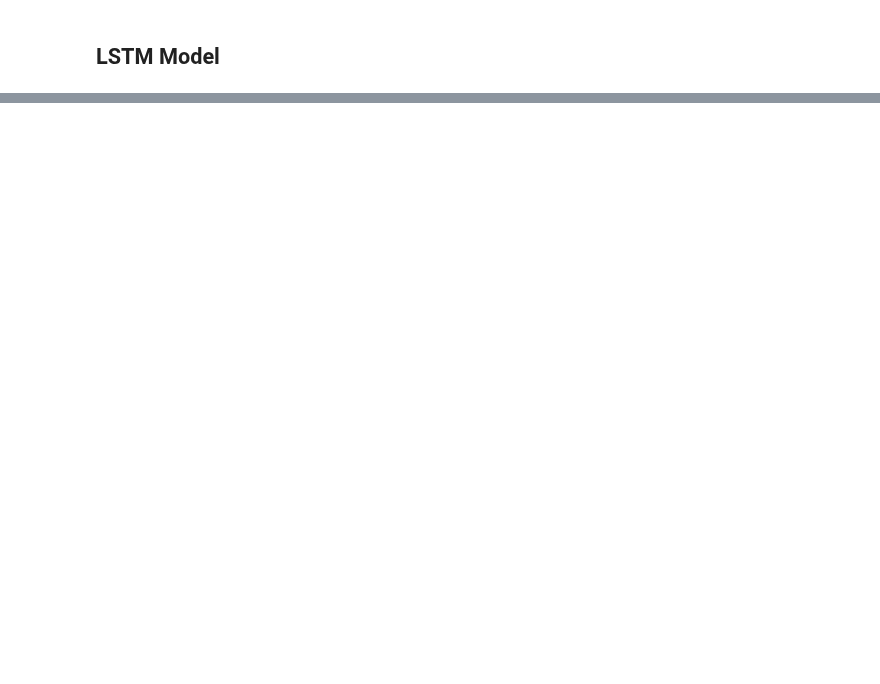
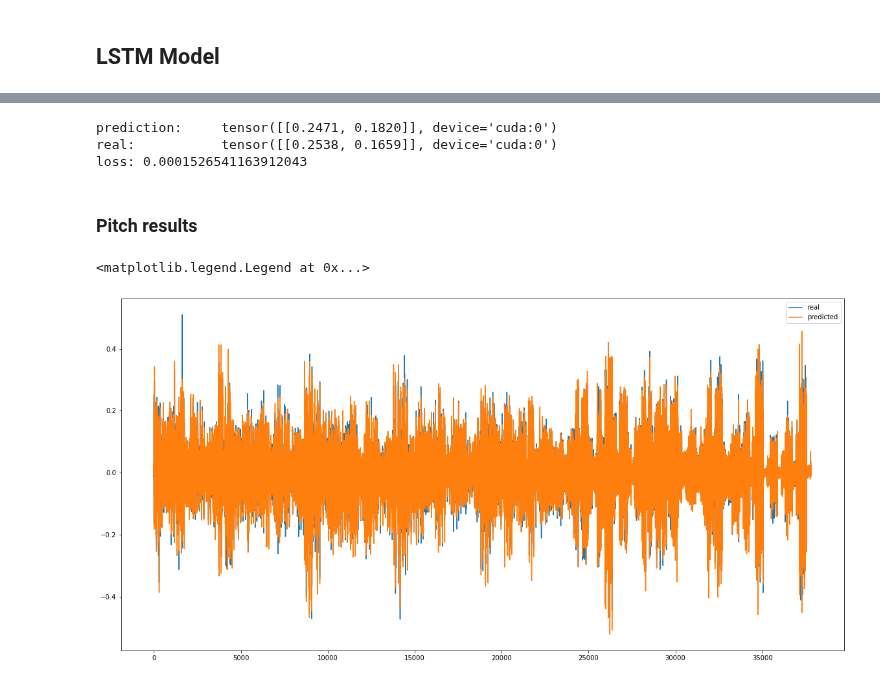
Before and after one commit to lancedw/3D-state-prediction-for-surface-vessels-using-IMU-data-and-images, a Jupyter notebook: code/notebooks/pr_predictor.ipynb, the cells around one changed output, grey strips where cells are left out. Cells and saved outputs as stored; diff of their text form; code cells hidden in the pictures; blank space fills up the shorter version.

```diff
--- a/code/notebooks/pr_predictor.ipynb
+++ b/code/notebooks/pr_predictor.ipynb
@@ -543,2 +348,0 @@ IPU available: False, using: 0 IPUs
-# %%
-trainer.fit(model, data_module)
@@ -681,0 +499,52 @@ class LSTM_PR(nn.Module):
+# %%
+with torch.no_grad():
+    y_pred = loaded_model(x_test)
+    loss = criterion(y_pred, y_test)
+    print(f'prediction:\t{y_pred}\nreal:\t\t{y_test}')
+    print("loss:", loss.item())
+# %% [output]
+prediction:     tensor([[0.2471, 0.1820]], device='cuda:0')
+real:           tensor([[0.2538, 0.1659]], device='cuda:0')
+loss: 0.0001526541163912043
+# %%
+predictions = []
+labels = []
+
+with torch.no_grad():
+    for batch in tqdm(data_module.test_dataloader()):
+        x_test = batch["sequence"]
+        y_test = batch["labels"]
+
+        if CUDA:
+            x_test = x_test.cuda()
+            y_test = y_test.cuda()
+
+        output = loaded_model(x_test)
+        predictions.append(output.detach().to('cpu').numpy().flatten())
+        labels.append(y_test.detach().to('cpu').numpy().flatten())
+# %%
+# Predictions[0] = np array object
+# Predictions[0][0] = pitch value
+# Predictions[0][1] = roll value
+
+pitch_predictions = []
+roll_predictions = []
+
+pitch_label = []
+roll_label = []
+
+for i in range(len(predictions)):
+    pitch_predictions.append(predictions[i][0])
+    roll_predictions.append(predictions[i][1])
+    pitch_label.append(labels[i][0])
+    roll_label.append(labels[i][1])
+# %% [markdown]
+### Pitch results
+# %%
+plt.figure(figsize=(20, 10))
+plt.plot(pitch_predictions, label="real")
+plt.plot(pitch_label, label="predicted")
+plt.legend()
+# %% [output]
+<matplotlib.legend.Legend at 0x...>
+[figure, added]
```
Also changed, not shown: parts of 58 cells of this notebook, 9 other files.
